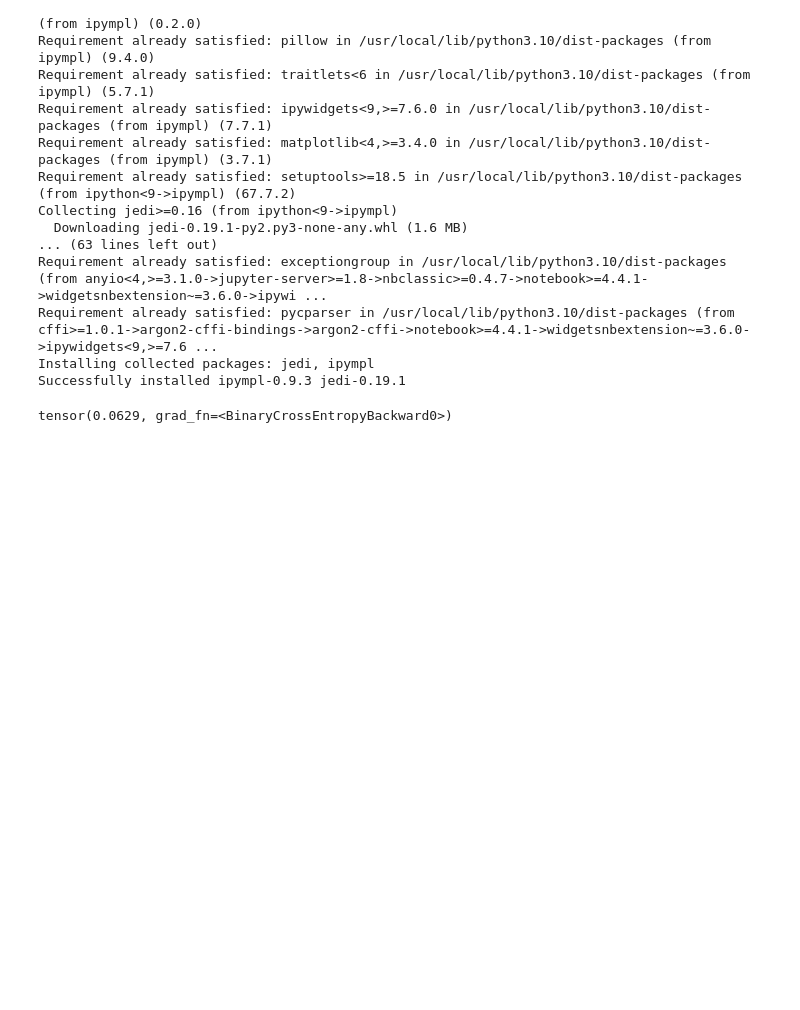
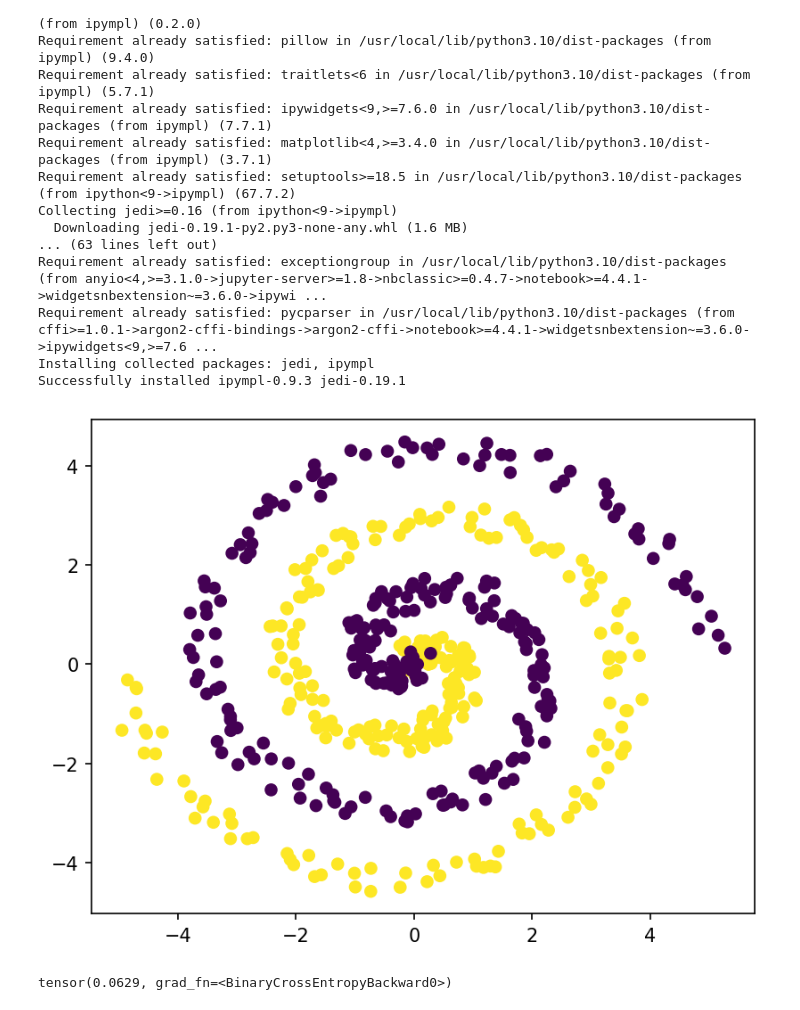
Before and after one commit to Alex1um/tmml, a Jupyter notebook: 5.ipynb, the cells around one changed output. Saved outputs shown, nothing was run; the diff lists cells and outputs as text; code cells hidden in the pictures; blank space fills up the shorter version.

```diff
--- a/5.ipynb
+++ b/5.ipynb
@@ -93,13 +97,36 @@ def generate_two_gauss(N: int, noise: int):
     labels = np.concatenate((np.full(N, 1), np.full(N, -1)))
     return x, y, labels
 # %%
-def generate_points(N: int, test_percent, noise: int, func):
+def generate_points(N: int, test_percent, noise: int, *funcs):
     global x_train, y_train, labels_train, x_test, y_test, labels_test, train_data, test_data
     test_count = int(N * test_percent)
-    x_train, y_train, labels_train = func(N, noise)
+    x_train, y_train, labels_train, x_test, y_test, labels_test, train_data, test_data = [], [], [], [], [], [], [], []
+    for func in funcs:
+        x, y, l = func(N, noise)
+        x_train.append(x)
+        y_train.append(y)
+        labels_train.append(l)
+        x, y, l = func(test_count, noise)
+        x_test.append(x)
+        y_test.append(y)
+        labels_test.append(l)
+        # x_train, y_train, labels_train = func(N, noise)
+        # train_data = np.array([x_train, y_train]).T
+        # x_test, y_test, labels_test = func(test_count, noise)
+        # test_data = np.array([x_test, y_test]).T
+    x_train = np.concatenate(x_train)
+    y_train = np.concatenate(y_train)
+    labels_train = np.concatenate(labels_train)
+    x_test = np.concatenate(x_test)
+    y_test = np.concatenate(y_test)
+    labels_test = np.concatenate(labels_test)
     train_data = np.array([x_train, y_train]).T
-    x_test, y_test, labels_test = func(test_count, noise)
     test_data = np.array([x_test, y_test]).T
 # %%
-generate_points(500, 1, .3, generate_spiral)
+generate_points(500, 1, 0.3, generate_spiral)
+ax.clear()
+ax.scatter(x_train, y_train, c=labels_train)
+fig
+# %% [output]
+[figure, added]
 # %%
```
Also changed, not shown: parts of 10 cells of this notebook, 1 other file.
